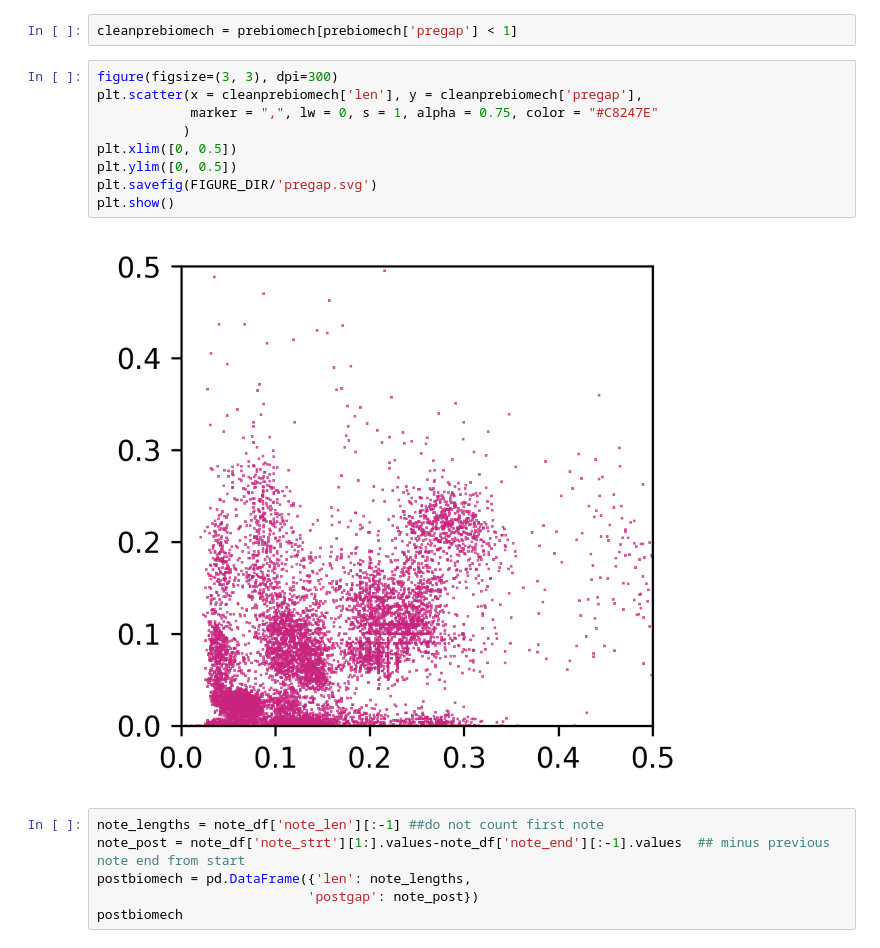
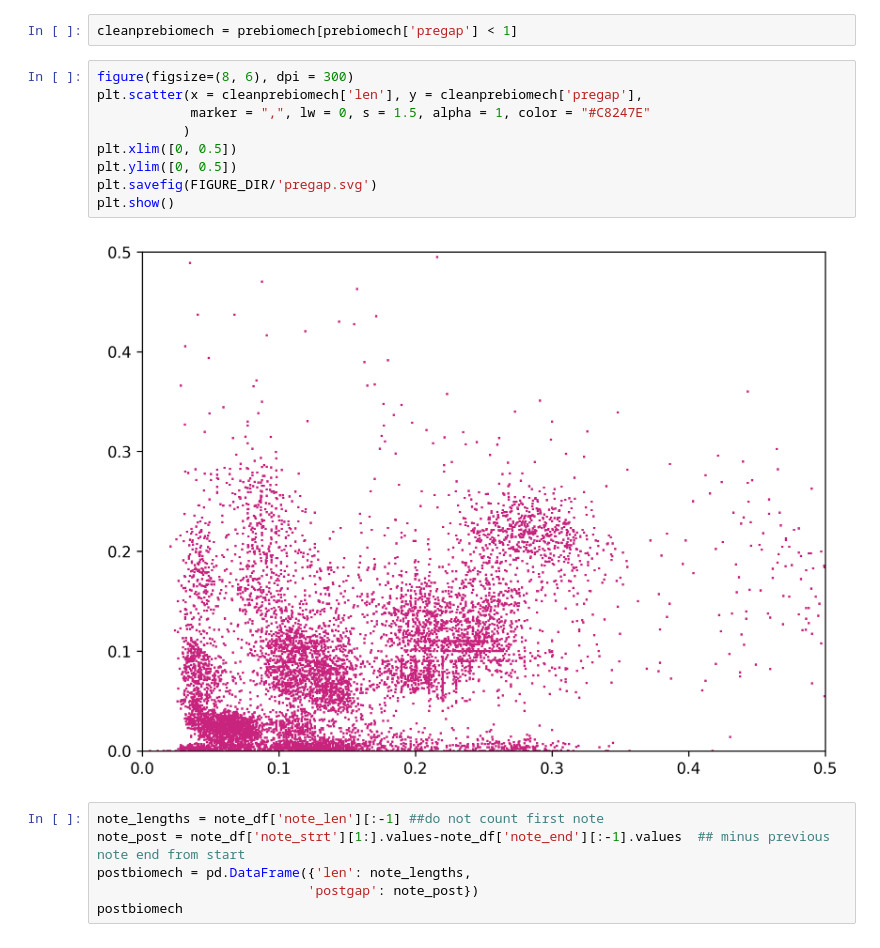
Before and after one commit to xingjeffrey/syntax_rhythm_pbb, a Jupyter notebook: notebooks/5.1 Bio-mechanic Estimations for Bird 26.ipynb, the cells around one changed output. Saved outputs shown, nothing was run; the diff lists cells and outputs as text.

Commit message:
Restore Note Length Estimation Plots

```diff
--- a/notebooks/5.1 Bio-mechanic Estimations for Bird 26.ipynb
+++ b/notebooks/5.1 Bio-mechanic Estimations for Bird 26.ipynb
@@ -67,16 +67,16 @@ from butcherbird.utils.paths import FIGURE_DIR
 # %%
 cleanprebiomech = prebiomech[prebiomech['pregap'] < 1]
 # %%
-figure(figsize=(3, 3), dpi=300)
+figure(figsize=(8, 6), dpi = 300)
 plt.scatter(x = cleanprebiomech['len'], y = cleanprebiomech['pregap'],
-            marker = ",", lw = 0, s = 1, alpha = 0.75, color = "#C8247E"
+            marker = ",", lw = 0, s = 1.5, alpha = 1, color = "#C8247E"
            )
 plt.xlim([0, 0.5])
 plt.ylim([0, 0.5])
 plt.savefig(FIGURE_DIR/'pregap.svg')
 plt.show()
 # %% [output]
-[figure, old version]
+[figure, new version]
 # %%
 note_lengths = note_df['note_len'][:-1] ##do not count first note
 note_post = note_df['note_strt'][1:].values-note_df['note_end'][:-1].values  ## minus previous note end from start
```
Also changed, not shown: parts of 1 cell of this notebook, 3 other files.
